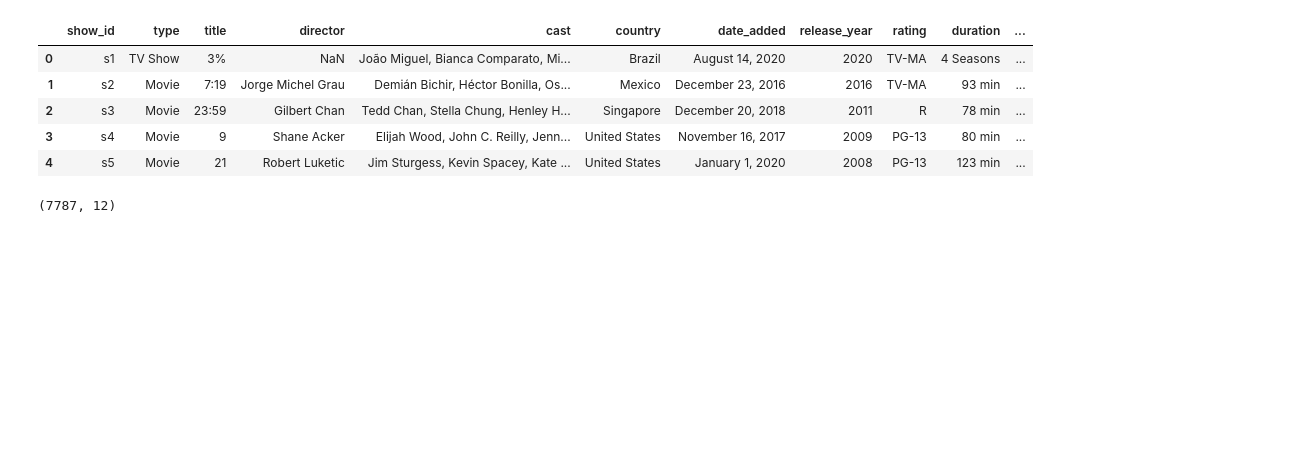
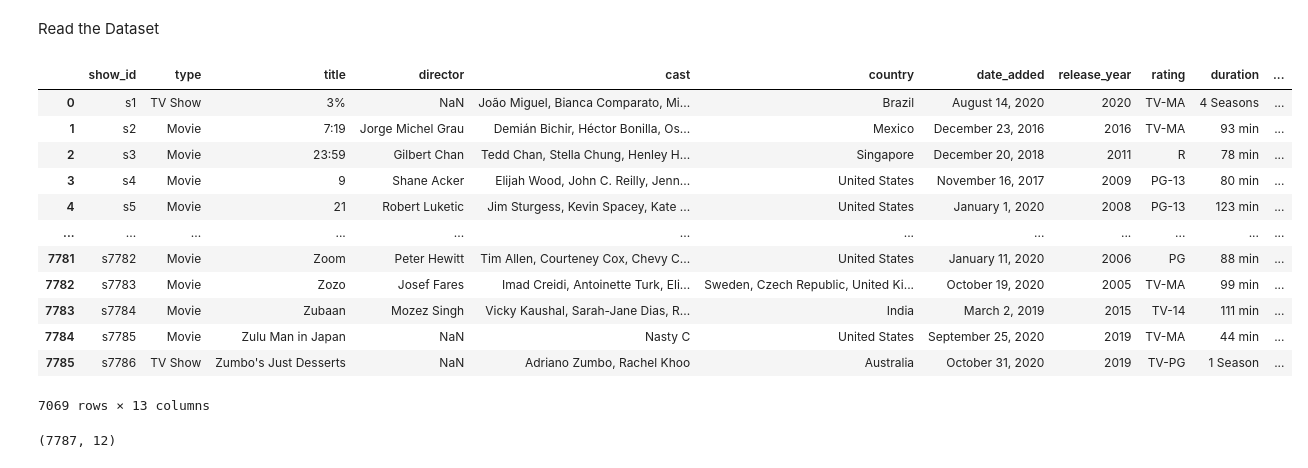
Before and after one commit to OsorIanIm/Netflix, a Jupyter notebook: Netflix.ipynb, the cells around one changed output. Drawn from its saved outputs; the diff is of its cells as text; code cells hidden in the pictures; blank space fills up the shorter version.

```diff
--- a/Netflix.ipynb
+++ b/Netflix.ipynb
@@ -5,3 +6,5 @@ import pandas as pd
+# %% [markdown]
+Read the Dataset
 # %%
 import os
 for dirname, _, filenames in os.walk('./netflix_titles'):
@@ -10,14 +13,21 @@ for dirname, _, filenames in os.walk('./netflix_titles'):
 # %%
 df = pd.read_csv("./netflix_titles.csv")
 # %%
-df.head()
+df
 # %% [output]
 |  | show_id | type | title | director | cast | country | date_added | release_year | rating | duration | ... |
 | 0 | s1 | TV Show | 3% | NaN | João Miguel, Bianca Comparato, Mi... | Brazil | August 14, 2020 | 2020 | TV-MA | 4 Seasons | ... |
 | 1 | s2 | Movie | 7:19 | Jorge Michel Grau | Demián Bichir, Héctor Bonilla, Os... | Mexico | December 23, 2016 | 2016 | TV-MA | 93 min | ... |
 | 2 | s3 | Movie | 23:59 | Gilbert Chan | Tedd Chan, Stella Chung, Henley H... | Singapore | December 20, 2018 | 2011 | R | 78 min | ... |
 | 3 | s4 | Movie | 9 | Shane Acker | Elijah Wood, John C. Reilly, Jenn... | United States | November 16, 2017 | 2009 | PG-13 | 80 min | ... |
 | 4 | s5 | Movie | 21 | Robert Luketic | Jim Sturgess, Kevin Spacey, Kate ... | United States | January 1, 2020 | 2008 | PG-13 | 123 min | ... |
+| ... | ... | ... | ... | ... | ... | ... | ... | ... | ... | ... | ... |
+| 7781 | s7782 | Movie | Zoom | Peter Hewitt | Tim Allen, Courteney Cox, Chevy C... | United States | January 11, 2020 | 2006 | PG | 88 min | ... |
+| 7782 | s7783 | Movie | Zozo | Josef Fares | Imad Creidi, Antoinette Turk, Eli... | Sweden, Czech Republic, United Ki... | October 19, 2020 | 2005 | TV-MA | 99 min | ... |
+| 7783 | s7784 | Movie | Zubaan | Mozez Singh | Vicky Kaushal, Sarah-Jane Dias, R... | India | March 2, 2019 | 2015 | TV-14 | 111 min | ... |
+| 7784 | s7785 | Movie | Zulu Man in Japan | NaN | Nasty C | United States | September 25, 2020 | 2019 | TV-MA | 44 min | ... |
+| 7785 | s7786 | TV Show | Zumbo's Just Desserts | NaN | Adriano Zumbo, Rachel Khoo | Australia | October 31, 2020 | 2019 | TV-PG | 1 Season | ... |
+7069 rows × 13 columns
 # %%
 df.shape
 # %% [output]
```
Also changed, not shown: parts of 38 cells of this notebook.
